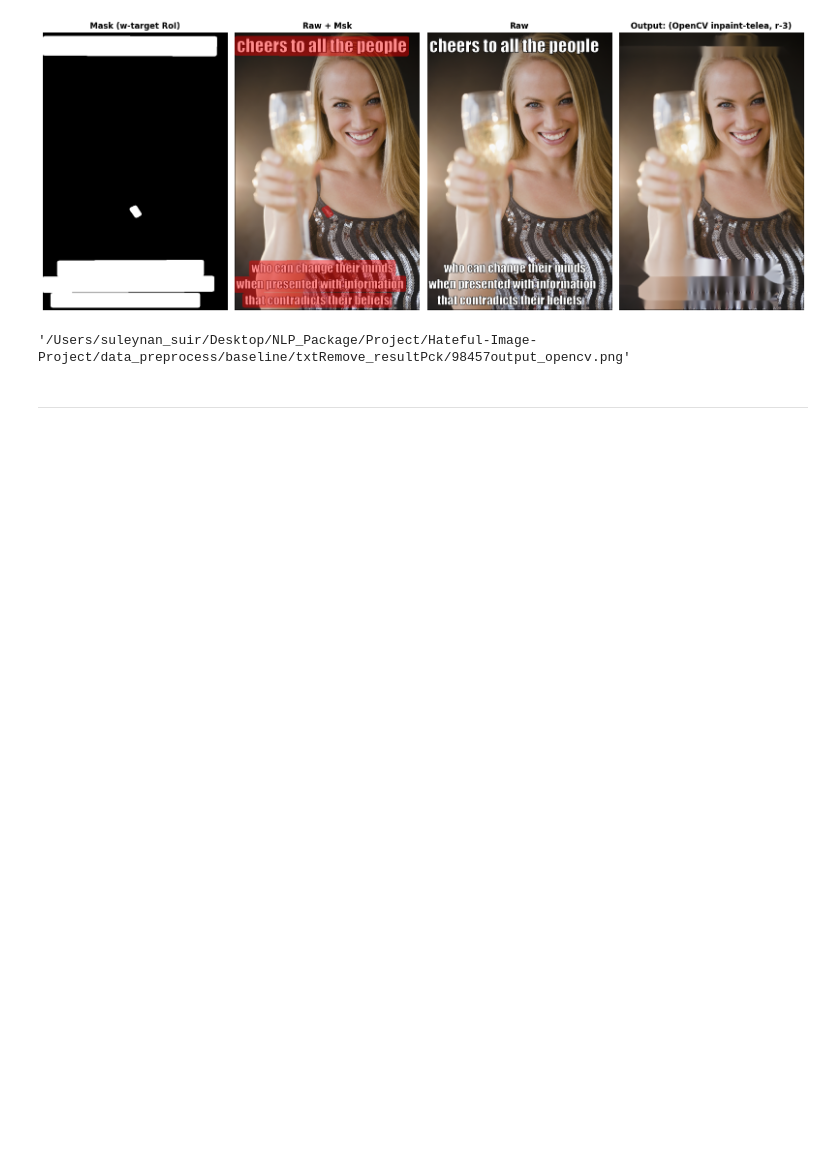
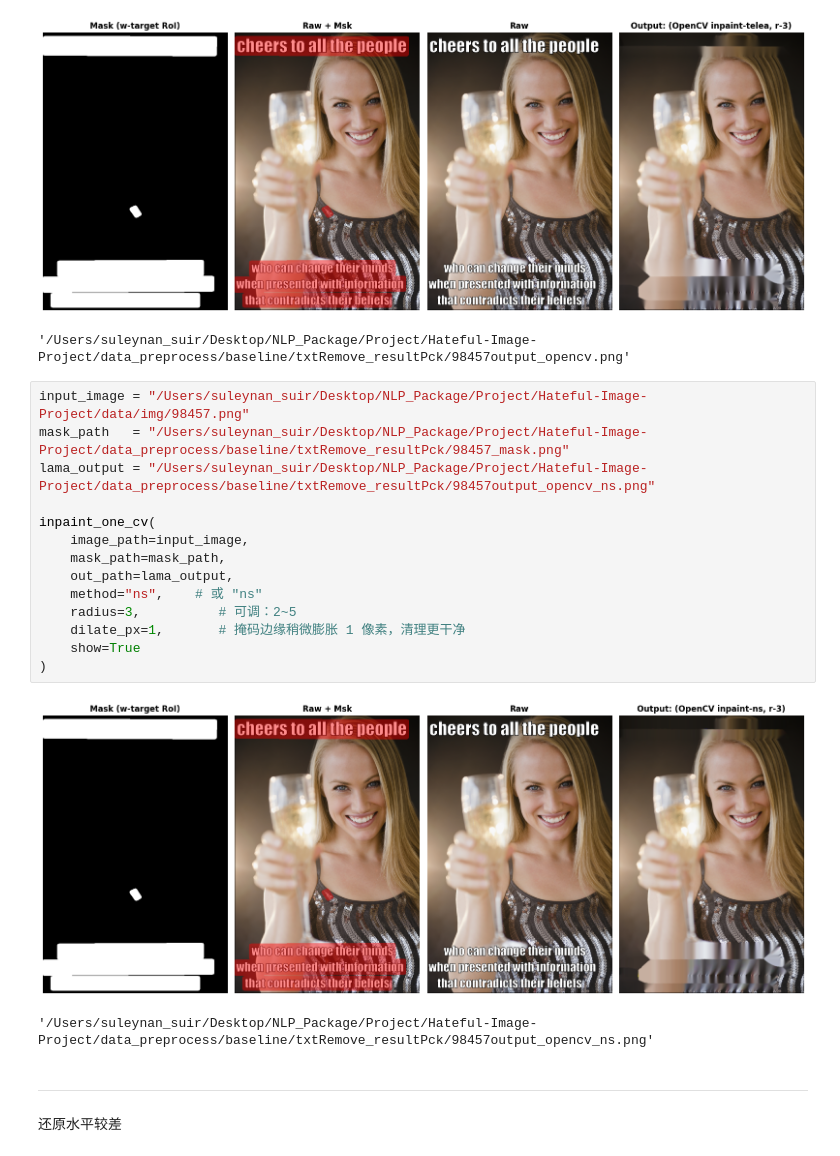
Before and after one commit to SuleynanAuir/Hateful-Image-Project, a Jupyter notebook: data_preprocess/baseline/remove_txt_v1.ipynb, the cells around one changed output. Saved outputs shown, nothing was run; the diff lists cells and outputs as text; blank space fills up the shorter version.

```diff
--- a/data_preprocess/baseline/remove_txt_v1.ipynb
+++ b/data_preprocess/baseline/remove_txt_v1.ipynb
@@ -348,5 +392,24 @@ inpaint_one_cv(
 # %% [output]
 [figure]
 '/Users/suleynan_suir/Desktop/NLP_Package/Project/Hateful-Image-Project/data_preprocess/baseline/txtRemove_resultPck/98457output_opencv.png'
+# %%
+input_image = "/Users/suleynan_suir/Desktop/NLP_Package/Project/Hateful-Image-Project/data/img/98457.png"
+mask_path   = "/Users/suleynan_suir/Desktop/NLP_Package/Project/Hateful-Image-Project/data_preprocess/baseline/txtRemove_resultPck/98457_mask.png"
+lama_output = "/Users/suleynan_suir/Desktop/NLP_Package/Project/Hateful-Image-Project/data_preprocess/baseline/txtRemove_resultPck/98457output_opencv_ns.png"
+
+inpaint_one_cv(
+    image_path=input_image,
+    mask_path=mask_path,
+    out_path=lama_output,
+    method="ns",    # 或 "ns"
+    radius=3,          # 可调：2~5
+    dilate_px=1,       # 掩码边缘稍微膨胀 1 像素，清理更干净
+    show=True
+)
+# %% [output]
+[figure, added]
+'/Users/suleynan_suir/Desktop/NLP_Package/Project/Hateful-Image-Project/data_preprocess/baseline/txtRemove_resultPck/98457output_opencv_ns.png'
 # %% [markdown]
 ---
+
+还原水平较差
```
Also changed, not shown: parts of 21 cells of this notebook, 3 other files.
